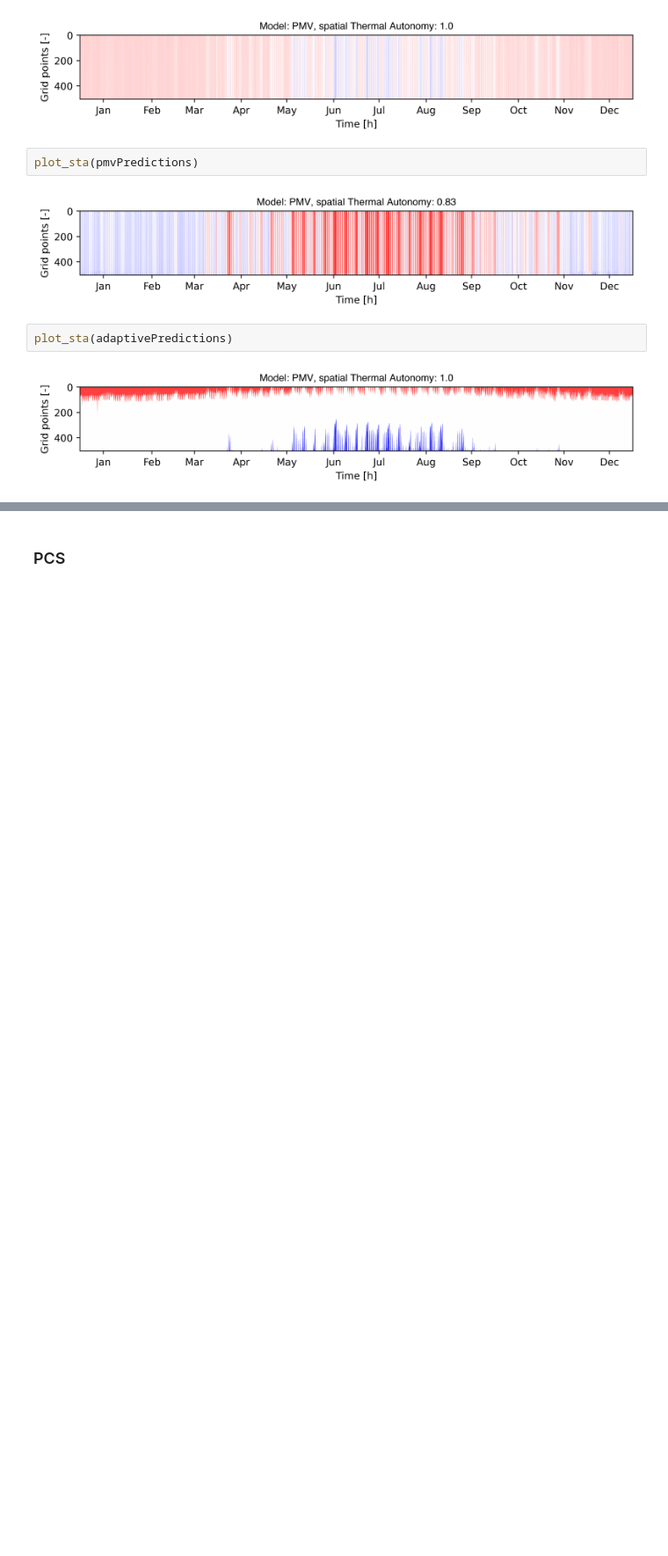
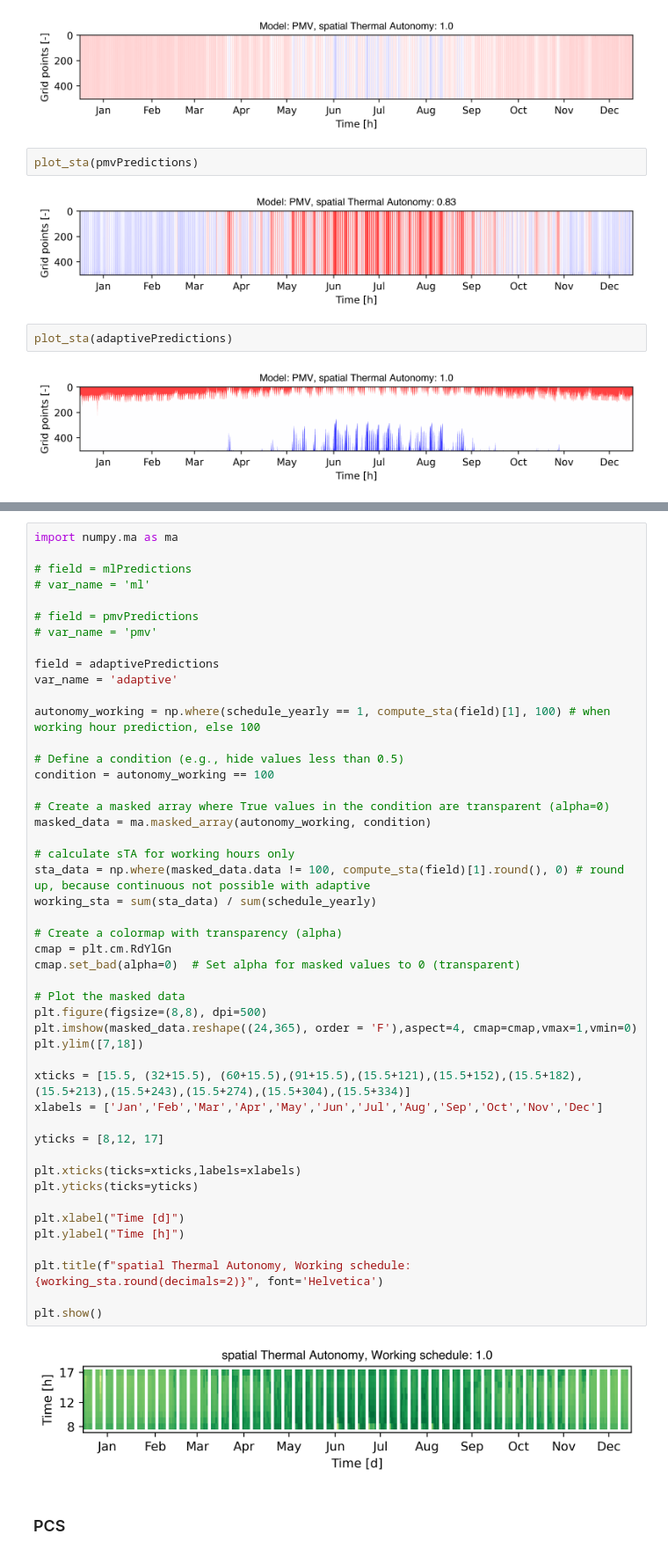
Before and after one commit to t-kramer/comfortSIM, a Jupyter notebook: workflow/workflow.ipynb, the cells around one changed output, grey strips where cells are left out. Shown at 88% size. Drawn from its saved outputs; the diff is of its cells as text; blank space fills up the shorter version.

```diff
--- a/workflow/workflow.ipynb
+++ b/workflow/workflow.ipynb
@@ -491,2 +530,51 @@ plot_sta(adaptivePredictions)
+# %%
+import numpy.ma as ma
+
+# field = mlPredictions
+# var_name = 'ml'
+
+# field = pmvPredictions
+# var_name = 'pmv'
+
+field = adaptivePredictions
+var_name = 'adaptive'
+
+autonomy_working = np.where(schedule_yearly == 1, compute_sta(field)[1], 100) # when working hour prediction, else 100
+
+# Define a condition (e.g., hide values less than 0.5)
+condition = autonomy_working == 100
+
+# Create a masked array where True values in the condition are transparent (alpha=0)
+masked_data = ma.masked_array(autonomy_working, condition)
+
+# calculate sTA for working hours only
+sta_data = np.where(masked_data.data != 100, compute_sta(field)[1].round(), 0) # round up, because continuous not possible with adaptive
+working_sta = sum(sta_data) / sum(schedule_yearly)
+
+# Create a colormap with transparency (alpha)
+cmap = plt.cm.RdYlGn
+cmap.set_bad(alpha=0)  # Set alpha for masked values to 0 (transparent)
+
+# Plot the masked data
+plt.figure(figsize=(8,8), dpi=500)
+plt.imshow(masked_data.reshape((24,365), order = 'F'),aspect=4, cmap=cmap,vmax=1,vmin=0)
+plt.ylim([7,18])
+
+xticks = [15.5, (32+15.5), (60+15.5),(91+15.5),(15.5+121),(15.5+152),(15.5+182),(15.5+213),(15.5+243),(15.5+274),(15.5+304),(15.5+334)]
+xlabels = ['Jan','Feb','Mar','Apr','May','Jun','Jul','Aug','Sep','Oct','Nov','Dec']
+
+yticks = [8,12, 17]
+
+plt.xticks(ticks=xticks,labels=xlabels)
+plt.yticks(ticks=yticks)
+
+plt.xlabel("Time [d]")
+plt.ylabel("Time [h]")
+
+plt.title(f"spatial Thermal Autonomy, Working schedule: {working_sta.round(decimals=2)}", font='Helvetica')
+
+plt.show()
+# %% [output]
+[figure, added]
 # %% [markdown]
 ### PCS
```
Also changed, not shown: parts of 13 cells of this notebook.
